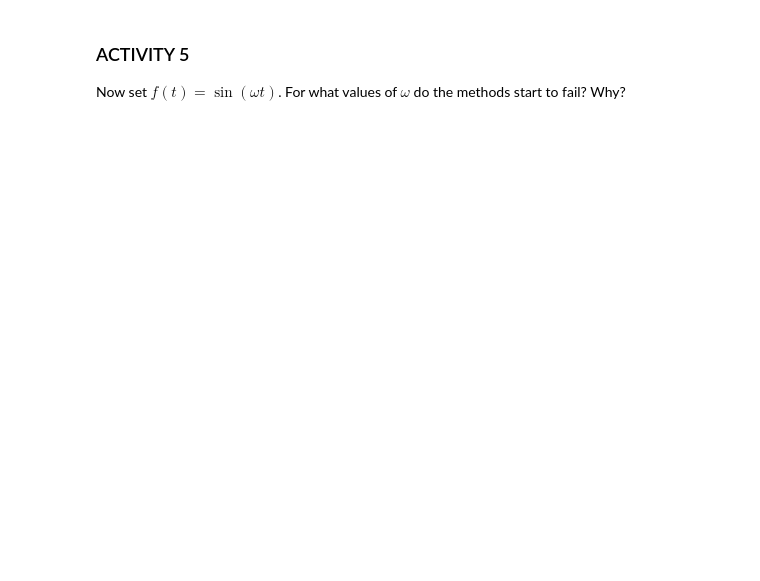
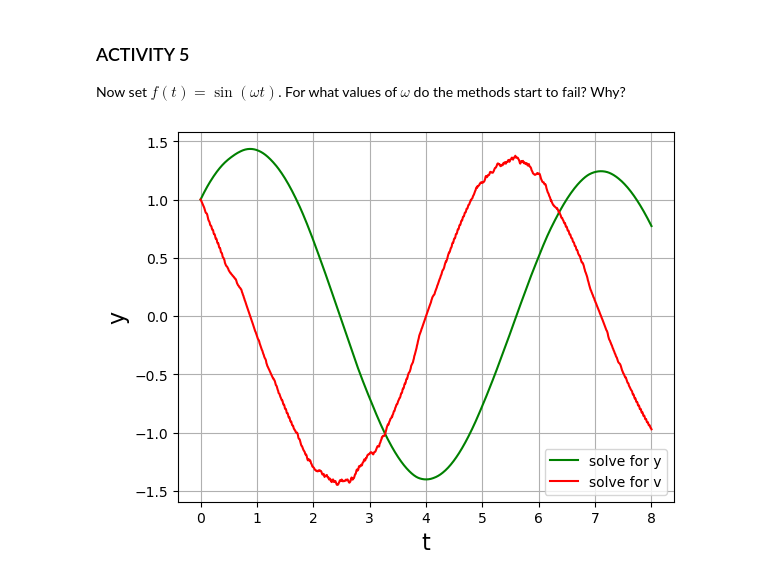
Before and after one commit to VeatrikiVas/TopicsInSciComp, a Jupyter notebook: Notebooks/Week4_LabExercises.ipynb, the cells around one changed output. Saved outputs shown, nothing was run; the diff lists cells and outputs as text; code cells hidden in the pictures; blank space fills up the shorter version.

```diff
--- a/Notebooks/Week4_LabExercises.ipynb
+++ b/Notebooks/Week4_LabExercises.ipynb
@@ -366,3 +394,18 @@ Add a method to make a phase plot $(y, dy/dt)$ of the solutions for a range of i
 Now set $f(t) = \sin(\omega t)$. For what values of $\omega$ do the methods start to fail? Why?
 # %%
 # UPDATE ME!
+
+def my_f_of_t(t):
+    omega = 1000.0
+    return  np.sin(omega*t)
+
+lifetime = 8
+a_damping = 0.001
+my_oscillator = VanDerPolOscillator(my_f_of_t, a_damping, lifetime) # create an instance of the class
+steps = 1000
+
+y0 = np.array([1.0,1.0])
+my_oscillator.integrate_VDP_oscillator(y0,steps)
+my_oscillator.plot_solution()
+# %% [output]
+[figure, added]
```
Also changed, not shown: parts of 5 cells of this notebook.
